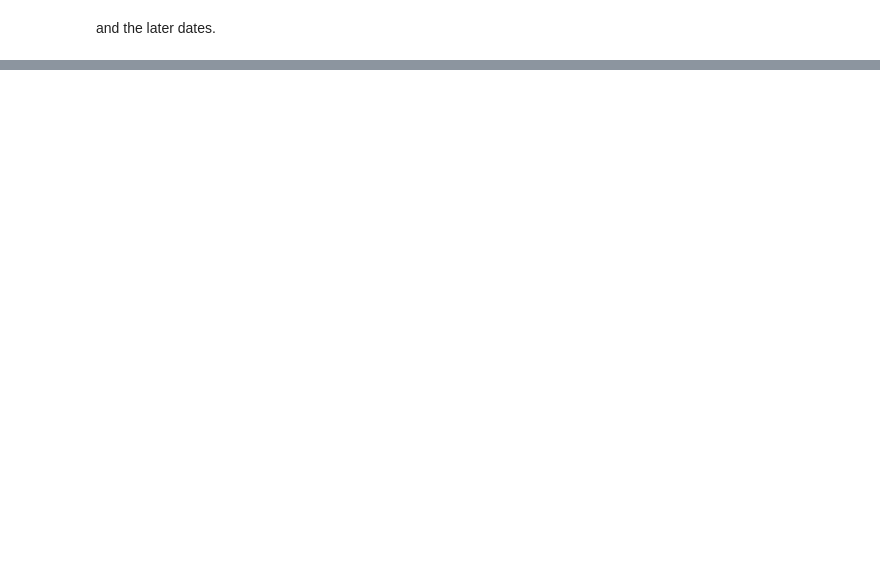
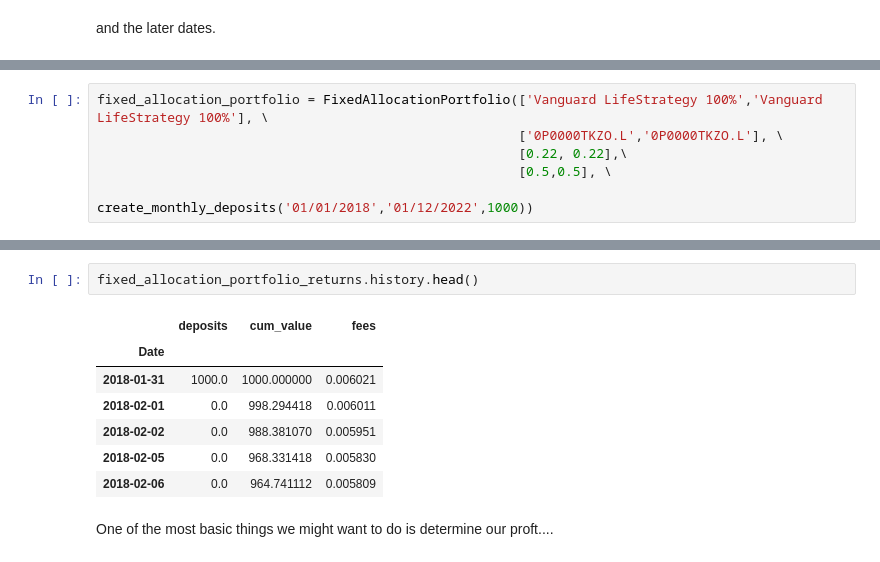
Before and after one commit to rsp34/portfolio-analysis, a Jupyter notebook: nbs/00_portfolio.ipynb, the cells around one changed output, grey strips where cells are left out. Drawn from its saved outputs; the diff is of its cells as text; blank space fills up the shorter version.

```diff
--- a/nbs/00_portfolio.ipynb
+++ b/nbs/00_portfolio.ipynb
@@ -410,0 +318,6 @@ print(profit)
+# %%
+fixed_allocation_portfolio = FixedAllocationPortfolio(['Vanguard LifeStrategy 100%','Vanguard LifeStrategy 100%'], \
+                                                      ['0P0000TKZO.L','0P0000TKZO.L'], \
+                                                      [0.22, 0.22],\
+                                                      [0.5,0.5], \
+                                                      create_monthly_deposits('01/01/2018','01/12/2022',1000))
@@ -410,0 +382,12 @@ print(profit)
+# %%
+fixed_allocation_portfolio_returns.history.head()
+# %% [output]
+|  | deposits | cum_value | fees |
+| Date |  |  |  |
+| 2018-01-31 | 1000.0 | 1000.000000 | 0.006021 |
+| 2018-02-01 | 0.0 | 998.294418 | 0.006011 |
+| 2018-02-02 | 0.0 | 988.381070 | 0.005951 |
+| 2018-02-05 | 0.0 | 968.331418 | 0.005830 |
+| 2018-02-06 | 0.0 | 964.741112 | 0.005809 |
+# %% [markdown]
+One of the most basic things we might want to do is determine our proft....
```
Also changed, not shown: parts of 77 cells of this notebook, 4 other files.
